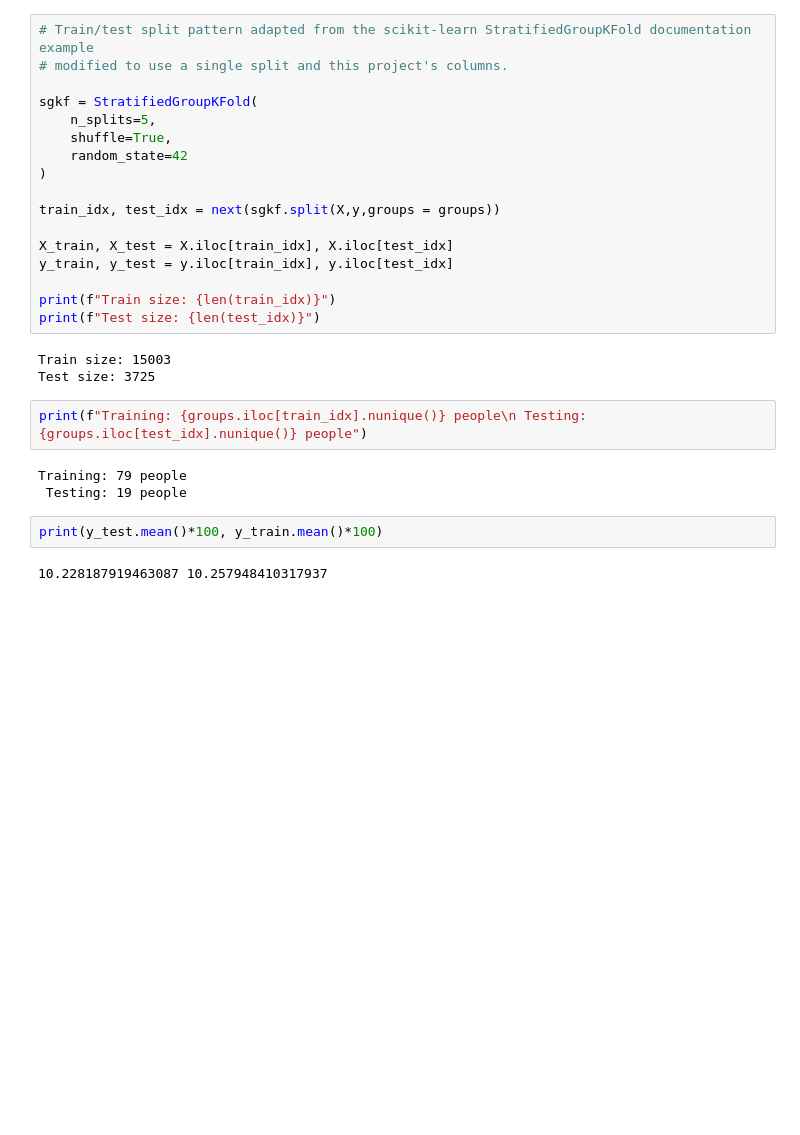
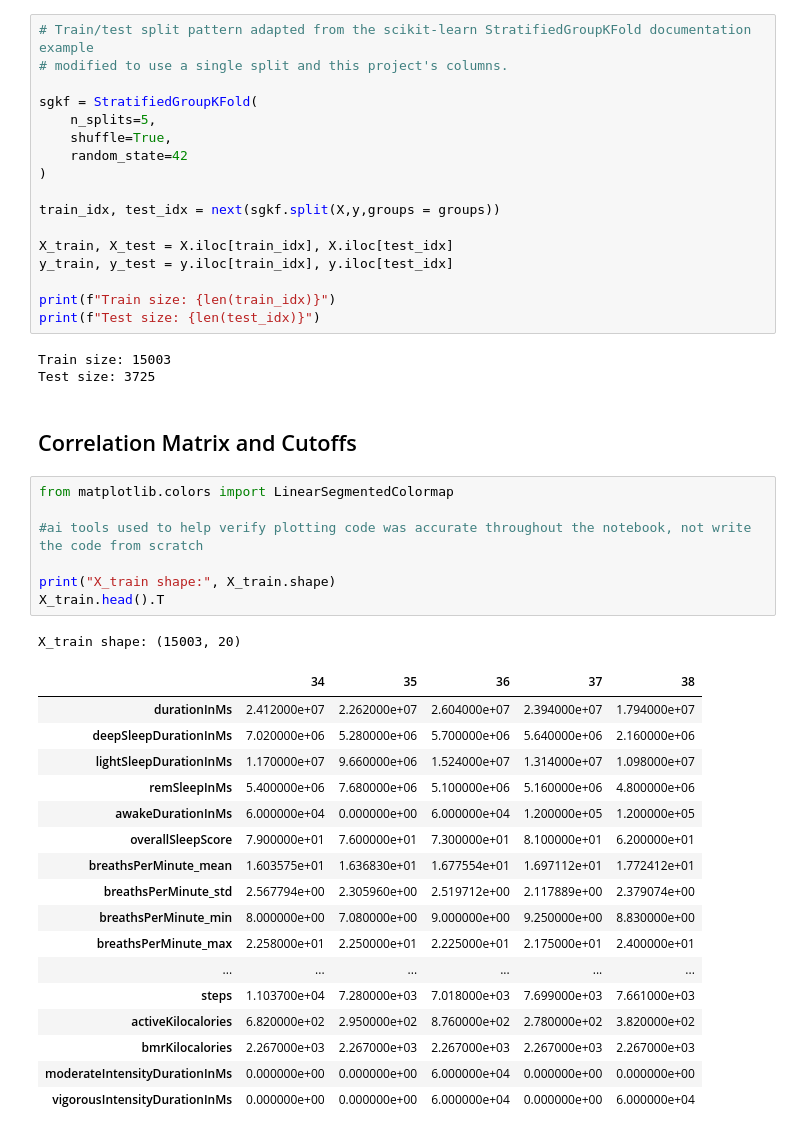
Before and after one commit to meauxcodes/applied-ml-project, a Jupyter notebook: scripts/notebooks/naive_bayes.ipynb, the cells around one changed output. Drawn from its saved outputs; the diff is of its cells as text; blank space fills up the shorter version.

```diff
--- a/scripts/notebooks/naive_bayes.ipynb
+++ b/scripts/notebooks/naive_bayes.ipynb
@@ -59,12 +64,31 @@ print(f"Test size: {len(test_idx)}")
 # %% [output]
 Train size: 15003
 Test size: 3725
-# %%
-print(f"Training: {groups.iloc[train_idx].nunique()} people\n Testing: {groups.iloc[test_idx].nunique()} people")
-# %% [output]
-Training: 79 people
- Testing: 19 people
-# %%
-print(y_test.mean()*100, y_train.mean()*100)
-# %% [output]
-10.228187919463087 10.257948410317937
+# %% [markdown]
+## Correlation Matrix and Cutoffs
+# %%
+from matplotlib.colors import LinearSegmentedColormap
+
+#ai tools used to help verify plotting code was accurate throughout the notebook, not write the code from scratch
+
+print("X_train shape:", X_train.shape)
+X_train.head().T
+# %% [output]
+X_train shape: (15003, 20)
+|  | 34 | 35 | 36 | 37 | 38 |
+| durationInMs | 2.412000e+07 | 2.262000e+07 | 2.604000e+07 | 2.394000e+07 | 1.794000e+07 |
+| deepSleepDurationInMs | 7.020000e+06 | 5.280000e+06 | 5.700000e+06 | 5.640000e+06 | 2.160000e+06 |
+| lightSleepDurationInMs | 1.170000e+07 | 9.660000e+06 | 1.524000e+07 | 1.314000e+07 | 1.098000e+07 |
+| remSleepInMs | 5.400000e+06 | 7.680000e+06 | 5.100000e+06 | 5.160000e+06 | 4.800000e+06 |
+| awakeDurationInMs | 6.000000e+04 | 0.000000e+00 | 6.000000e+04 | 1.200000e+05 | 1.200000e+05 |
+| overallSleepScore | 7.900000e+01 | 7.600000e+01 | 7.300000e+01 | 8.100000e+01 | 6.200000e+01 |
+| breathsPerMinute_mean | 1.603575e+01 | 1.636830e+01 | 1.677554e+01 | 1.697112e+01 | 1.772412e+01 |
+| breathsPerMinute_std | 2.567794e+00 | 2.305960e+00 | 2.519712e+00 | 2.117889e+00 | 2.379074e+00 |
+| breathsPerMinute_min | 8.000000e+00 | 7.080000e+00 | 9.000000e+00 | 9.250000e+00 | 8.830000e+00 |
+| breathsPerMinute_max | 2.258000e+01 | 2.250000e+01 | 2.225000e+01 | 2.175000e+01 | 2.400000e+01 |
+| ... | ... | ... | ... | ... | ... |
+| steps | 1.103700e+04 | 7.280000e+03 | 7.018000e+03 | 7.699000e+03 | 7.661000e+03 |
+| activeKilocalories | 6.820000e+02 | 2.950000e+02 | 8.760000e+02 | 2.780000e+02 | 3.820000e+02 |
+| bmrKilocalories | 2.267000e+03 | 2.267000e+03 | 2.267000e+03 | 2.267000e+03 | 2.267000e+03 |
+| moderateIntensityDurationInMs | 0.000000e+00 | 0.000000e+00 | 6.000000e+04 | 0.000000e+00 | 0.000000e+00 |
+| vigorousIntensityDurationInMs | 0.000000e+00 | 0.000000e+00 | 6.000000e+04 | 0.000000e+00 | 6.000000e+04 |
```
Also changed, not shown: parts of 21 cells of this notebook, 7 other files.
